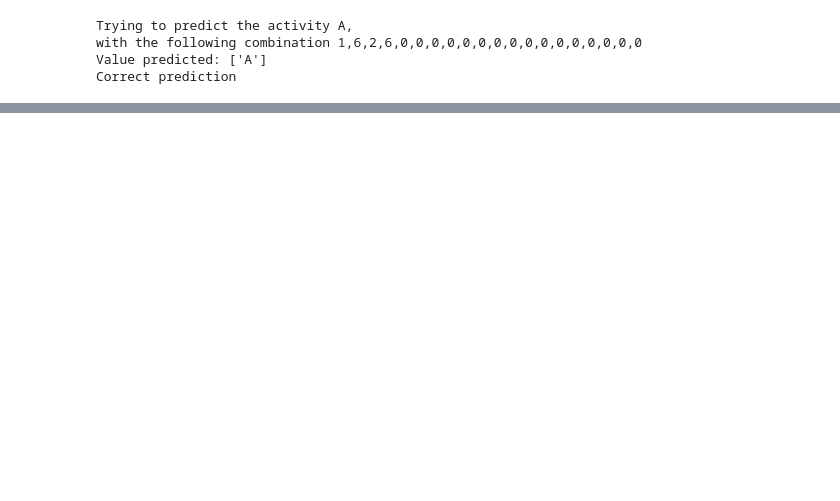
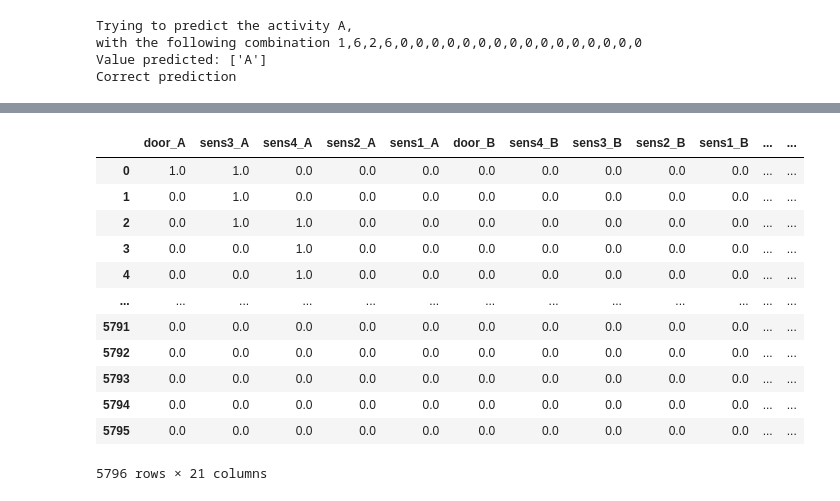
Before and after one commit to gemmadifederico/VIOLA, a Jupyter notebook: Experiments - Linac/normal/Dtree - Classifier.ipynb, the cells around one changed output, grey strips where cells are left out. Saved outputs shown, nothing was run; the diff lists cells and outputs as text; code cells hidden in the pictures; blank space fills up the shorter version.

```diff
--- a/Experiments - Linac/normal/Dtree - Classifier.ipynb
+++ b/Experiments - Linac/normal/Dtree - Classifier.ipynb
@@ -166,0 +118,24 @@ Correct prediction
+# %%
+X = df[features]
+y = df.Label
+
+oversample = SMOTE()
+X, y = oversample.fit_resample(X, y)
+
+df = pd.concat([pd.DataFrame(X), pd.DataFrame(y)], axis=1)
+df.columns = features + ["Label"]
+df
+# %% [output]
+|  | door_A | sens3_A | sens4_A | sens2_A | sens1_A | door_B | sens4_B | sens3_B | sens2_B | sens1_B | ... | ... |
+| 0 | 1.0 | 1.0 | 0.0 | 0.0 | 0.0 | 0.0 | 0.0 | 0.0 | 0.0 | 0.0 | ... | ... |
+| 1 | 0.0 | 1.0 | 0.0 | 0.0 | 0.0 | 0.0 | 0.0 | 0.0 | 0.0 | 0.0 | ... | ... |
+| 2 | 0.0 | 1.0 | 1.0 | 0.0 | 0.0 | 0.0 | 0.0 | 0.0 | 0.0 | 0.0 | ... | ... |
+| 3 | 0.0 | 0.0 | 1.0 | 0.0 | 0.0 | 0.0 | 0.0 | 0.0 | 0.0 | 0.0 | ... | ... |
+| 4 | 0.0 | 0.0 | 1.0 | 0.0 | 0.0 | 0.0 | 0.0 | 0.0 | 0.0 | 0.0 | ... | ... |
+| ... | ... | ... | ... | ... | ... | ... | ... | ... | ... | ... | ... | ... |
+| 5791 | 0.0 | 0.0 | 0.0 | 0.0 | 0.0 | 0.0 | 0.0 | 0.0 | 0.0 | 0.0 | ... | ... |
+| 5792 | 0.0 | 0.0 | 0.0 | 0.0 | 0.0 | 0.0 | 0.0 | 0.0 | 0.0 | 0.0 | ... | ... |
+| 5793 | 0.0 | 0.0 | 0.0 | 0.0 | 0.0 | 0.0 | 0.0 | 0.0 | 0.0 | 0.0 | ... | ... |
+| 5794 | 0.0 | 0.0 | 0.0 | 0.0 | 0.0 | 0.0 | 0.0 | 0.0 | 0.0 | 0.0 | ... | ... |
+| 5795 | 0.0 | 0.0 | 0.0 | 0.0 | 0.0 | 0.0 | 0.0 | 0.0 | 0.0 | 0.0 | ... | ... |
+5796 rows × 21 columns
```
Also changed, not shown: parts of 10 cells of this notebook.
